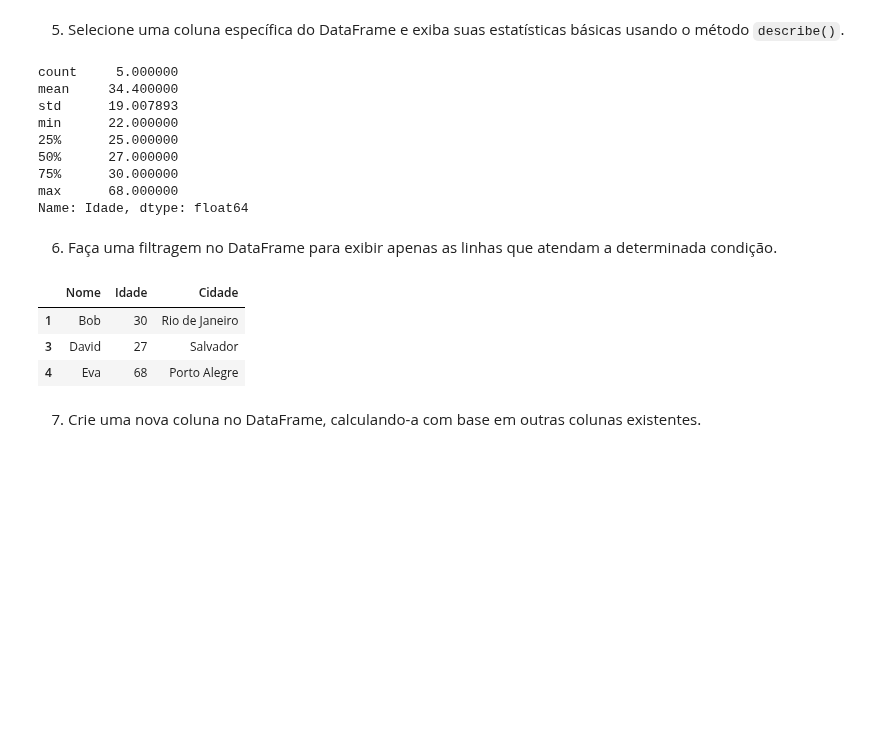
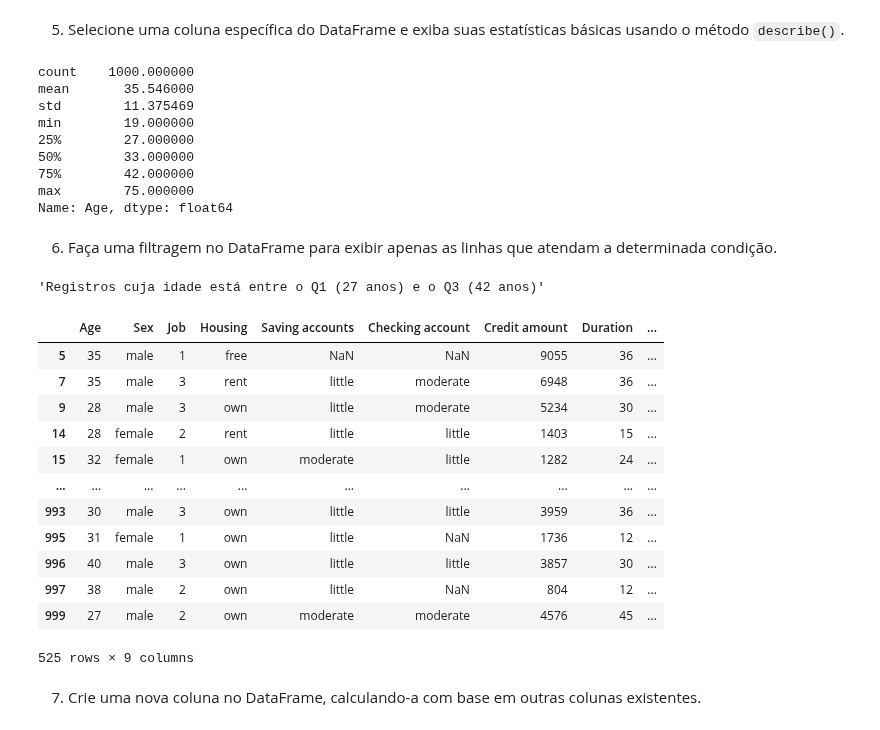
Before and after one commit to pveinberg/Curso_DataScience_Minsait, a Jupyter notebook: Notebooks/Aula01/Exercicio_Pandas.ipynb, the cells around one changed output. Cells and saved outputs as stored; diff of their text form; code cells hidden in the pictures; blank space fills up the shorter version.

Commit message:
Finializados excercícios Pandas

```diff
--- a/Notebooks/Aula01/Exercicio_Pandas.ipynb
+++ b/Notebooks/Aula01/Exercicio_Pandas.ipynb
@@ -8,4 +13,9 @@ import pandas as pd
 # %%
-data = pd.read_csv('./../../Datasets/Exercicio_Pandas_1.csv', sep='\t')
+# Load datasource
+data = pd.read_csv('./../../Datasets/german_credit_data.csv')
+
+# Exluir primeira coluna (index duplicado)
+data.drop(data.columns[0], axis=1, inplace=True)
+
 display(data.shape, data.head())
 # %% [output]
@@ -51,26 +67,46 @@ memory usage: 248.0+ bytes
 # %% [markdown]
 5. Selecione uma coluna específica do DataFrame e exiba suas estatísticas básicas usando o método `describe()`.
 # %%
-data['Idade'].describe()
+# Obtendo a descrição da coluna Age
+data['Age'].describe()
 # %% [output]
-count     5.000000
-mean     34.400000
-std      19.007893
-min      22.000000
-25%      25.000000
-50%      27.000000
-75%      30.000000
-max      68.000000
-Name: Idade, dtype: float64
+count    1000.000000
+mean       35.546000
+std        11.375469
+min        19.000000
+25%        27.000000
+50%        33.000000
+75%        42.000000
+max        75.000000
+Name: Age, dtype: float64
 # %% [markdown]
 6. Faça uma filtragem no DataFrame para exibir apenas as linhas que atendam a determinada condição.
 # %%
-data[data.Idade>25]
+# Filtrando os registros cuja idade está entre o primeiro e o terceito quartis (IIQ)
+
+# Extraindo os quartiles Q1 e Q3
+quantiles = data['Age'].quantile([.25, .75]).values
+
+# Montando o filtro
+filtro = (data.Age >= quantiles[0]) & (data.Age <= quantiles[1])
+
+display(f"Registros cuja idade está entre o Q1 ({int(quantiles[0])} anos) e o Q3 ({int(quantiles[1])} anos)", \
+    data[filtro])
 # %% [output]
+'Registros cuja idade está entre o Q1 (27 anos) e o Q3 (42 anos)'
-|  | Nome | Idade | Cidade |
-| 1 | Bob | 30 | Rio de Janeiro |
-| 3 | David | 27 | Salvador |
-| 4 | Eva | 68 | Porto Alegre |
+|  | Age | Sex | Job | Housing | Saving accounts | Checking account | Credit amount | Duration | ... |
+| 5 | 35 | male | 1 | free | NaN | NaN | 9055 | 36 | ... |
+| 7 | 35 | male | 3 | rent | little | moderate | 6948 | 36 | ... |
+| 9 | 28 | male | 3 | own | little | moderate | 5234 | 30 | ... |
+| 14 | 28 | female | 2 | rent | little | little | 1403 | 15 | ... |
+| 15 | 32 | female | 1 | own | moderate | little | 1282 | 24 | ... |
+| ... | ... | ... | ... | ... | ... | ... | ... | ... | ... |
+| 993 | 30 | male | 3 | own | little | little | 3959 | 36 | ... |
+| 995 | 31 | female | 1 | own | little | NaN | 1736 | 12 | ... |
+| 996 | 40 | male | 3 | own | little | little | 3857 | 30 | ... |
+| 997 | 38 | male | 2 | own | little | NaN | 804 | 12 | ... |
+| 999 | 27 | male | 2 | own | moderate | moderate | 4576 | 45 | ... |
+525 rows × 9 columns
 # %% [markdown]
 7. Crie uma nova coluna no DataFrame, calculando-a com base em outras colunas existentes.
 # %%
```
Also changed, not shown: parts of 23 cells of this notebook.
